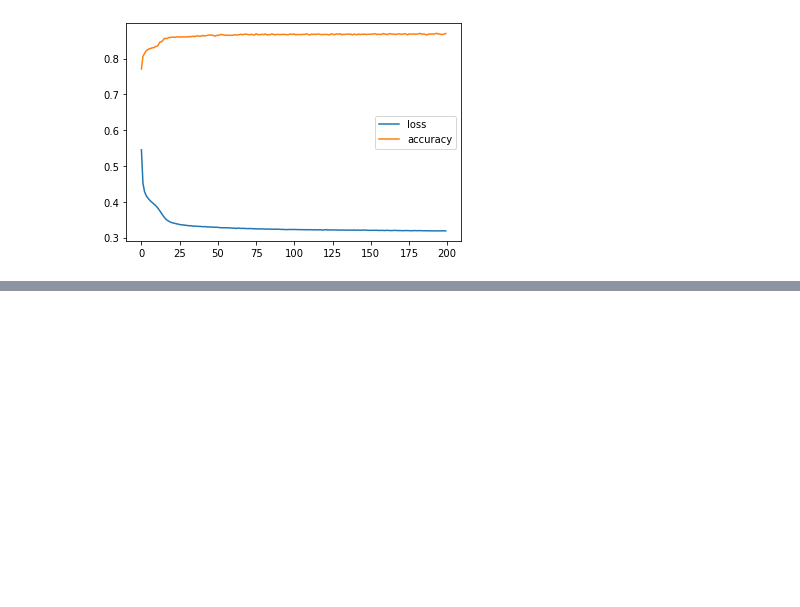
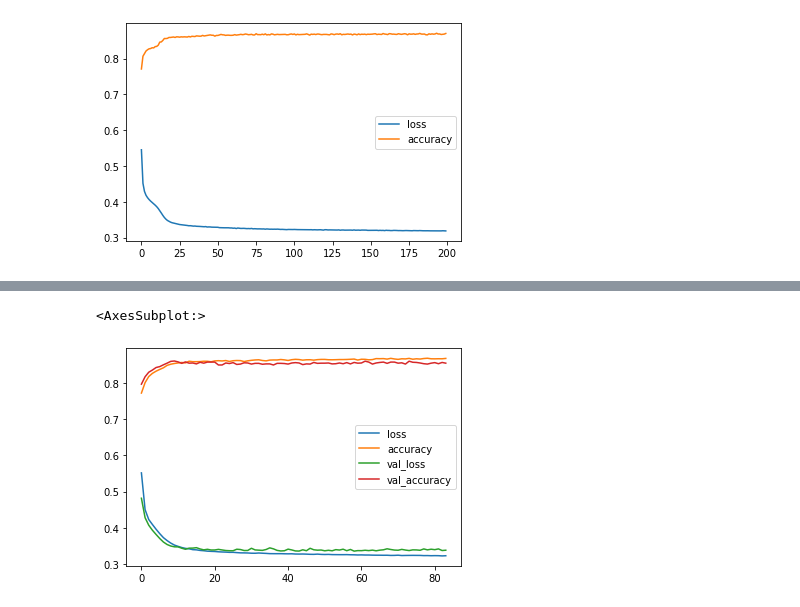
Before and after one commit to mkawsarzaman/churn_modelling_ANN, a Jupyter notebook: churn_modelling_bank_data_ANN.ipynb, the cells around one changed output, grey strips where cells are left out. Drawn from its saved outputs; the diff is of its cells as text; code cells hidden in the pictures; blank space fills up the shorter version.

```diff
--- a/churn_modelling_bank_data_ANN.ipynb
+++ b/churn_modelling_bank_data_ANN.ipynb
@@ -171,4 +171,4 @@ ann.add(Dense(1, activation = 'sigmoid'))
 # %%
 ann.compile(optimizer='adam', loss= 'binary_crossentropy', metrics='accuracy')
 # %%
-ann.fit(x=X_train,y=y_train, batch_size=32, epochs=200, verbose=1, validation_data=(X_test,y_test),)
+ann.fit(x=X_train,y=y_train, batch_size=32, epochs=200, verbose=1, callbacks=[early_stop], validation_data=(X_test,y_test),)
@@ -174,0 +194,7 @@ ann.fit(x=X_train,y=y_train, batch_size=32, epochs=200, verbose=1, validation_da
+# %%
+losses = pd.DataFrame(ann.history.history)
+# %%
+losses.plot()
+# %% [output]
+<AxesSubplot:>
+[figure, added]
```
Also changed, not shown: parts of 5 cells of this notebook.
